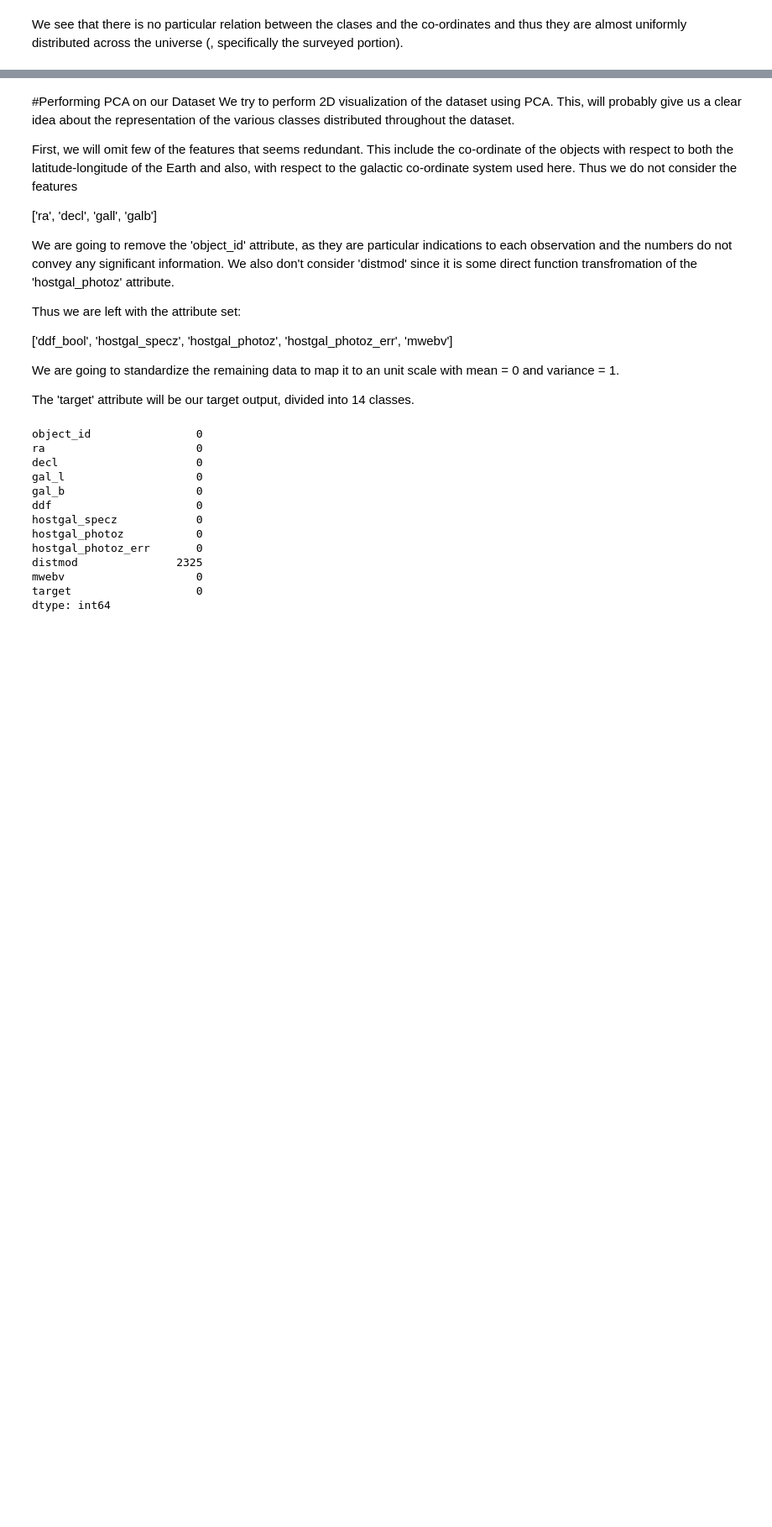
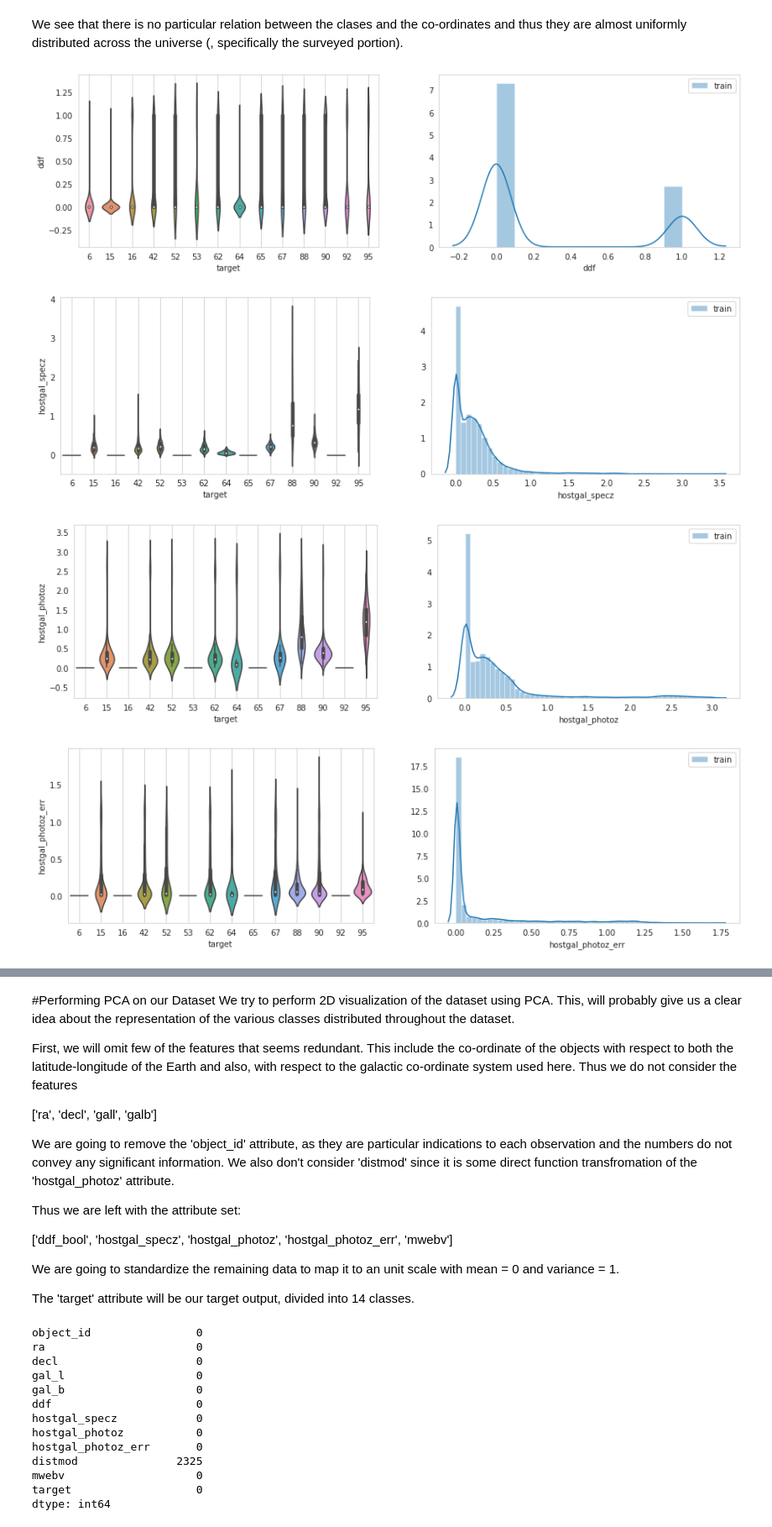
Before and after one commit to crazylazylife/AstronomicalDataAnalysis-Kaggle_LSST_Data_Challenge-, a Jupyter notebook: Data_Mining_Project.ipynb, the cells around one changed output, grey strips where cells are left out. Shown at 84% size. Saved outputs shown, nothing was run; the diff lists cells and outputs as text; code cells hidden in the pictures; blank space fills up the shorter version.

Commit message:
Added new visualization.

```diff
--- a/Data_Mining_Project.ipynb
+++ b/Data_Mining_Project.ipynb
@@ -204,3 +208,20 @@ plt.ylabel("Galactical Latitude", fontsize = 10);
 [figure]
 # %% [markdown]
 We see that there is no particular relation between the clases and the co-ordinates and thus they are almost uniformly distributed across the universe (, specifically the surveyed portion).
+# %%
+features_selected = ['ddf', 'hostgal_specz', 'hostgal_photoz', 'hostgal_photoz_err', 'mwebv']
+for c in features_selected:
+    plt.figure(figsize=[15, 4])
+    plt.subplot(1, 2, 1)
+    sns.violinplot(x='target', y=c, data=training_metadata)
+    plt.grid()
+    plt.subplot(1, 2, 2)
+    sns.distplot(training_metadata[c].dropna())
+    plt.legend(['train'])
+    plt.grid()
+    plt.show()
+# %% [output]
+[figure, added]
+[figure, added]
+[figure, added]
+[figure, added]
```
Also changed, not shown: parts of 8 cells of this notebook.
